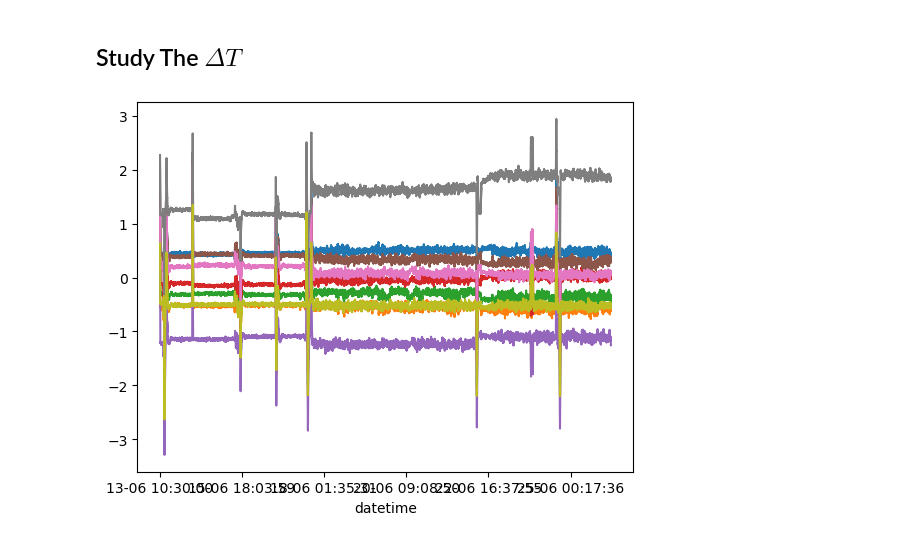
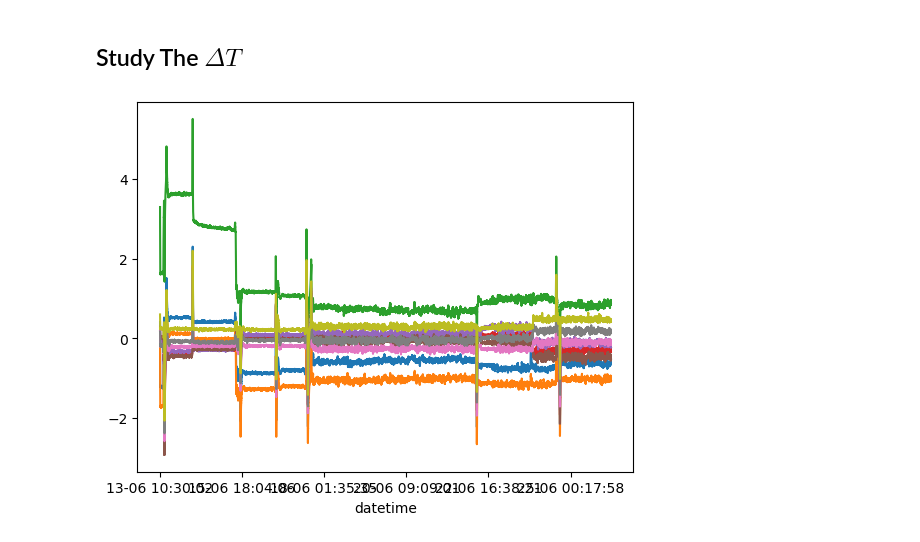
Before and after one commit to estevesjh/slacSummer2023, a Jupyter notebook: ccdTemp/viewOneRaftaData.ipynb, the cells around one changed output. Cells and saved outputs as stored; diff of their text form; code cells hidden in the pictures.

```diff
--- a/ccdTemp/viewOneRaftaData.ipynb
+++ b/ccdTemp/viewOneRaftaData.ipynb
@@ -48,10 +48,10 @@ def read_file(fname):
     # make sensor, raft-sensor columns
     df['raft-sensor'] = df['channel'].apply(lambda x: '-'.join([x.split('/')[1],x.split('/')[3]]))
     df['sensor'] = df['channel'].apply(lambda x: x.split('/')[3])
-    df.drop('channel',axis=1)
+    df = df.drop('channel',axis=1)
 
     return df
 
-df = read_file(regex%'R13')
+df = read_file(regex%'R11')
 df
 # %% [output]
@@ -113,8 +113,8 @@ diff = (grouped.get_group(sensor).temp - df.temp).interpolate()
 # %%
 for sensor in names:
     diff = (grouped.get_group(sensor).temp - df.temp.rolling(window=100).median()).interpolate()
-    diff.rolling(window=1000).mean().plot()
+    diff.rolling(window=1000).median().plot()
 # %% [output]
-[figure, old version]
+[figure, new version]
 # %%
 ## Find a way to the plot display only the days
```
Also changed, not shown: parts of 3 cells of this notebook.
